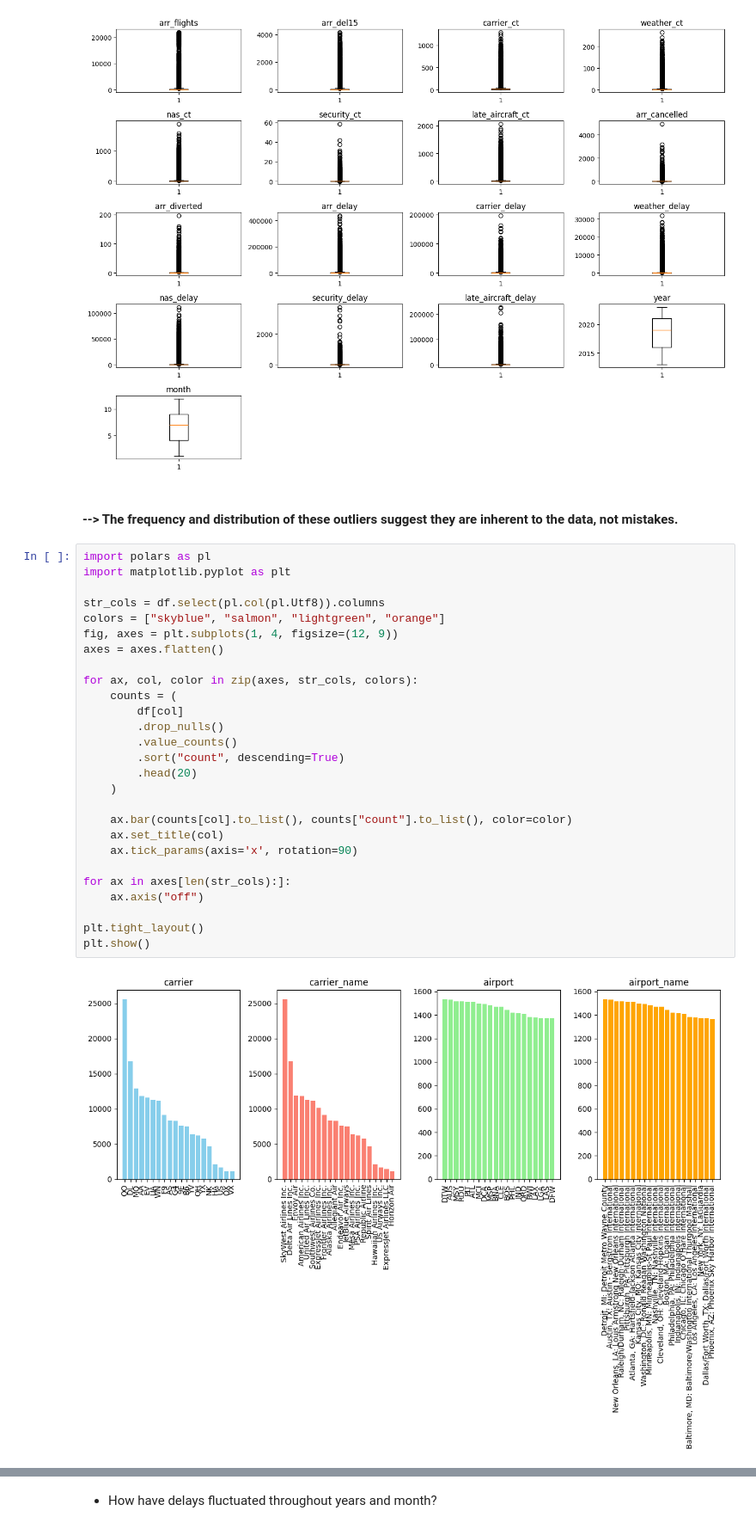
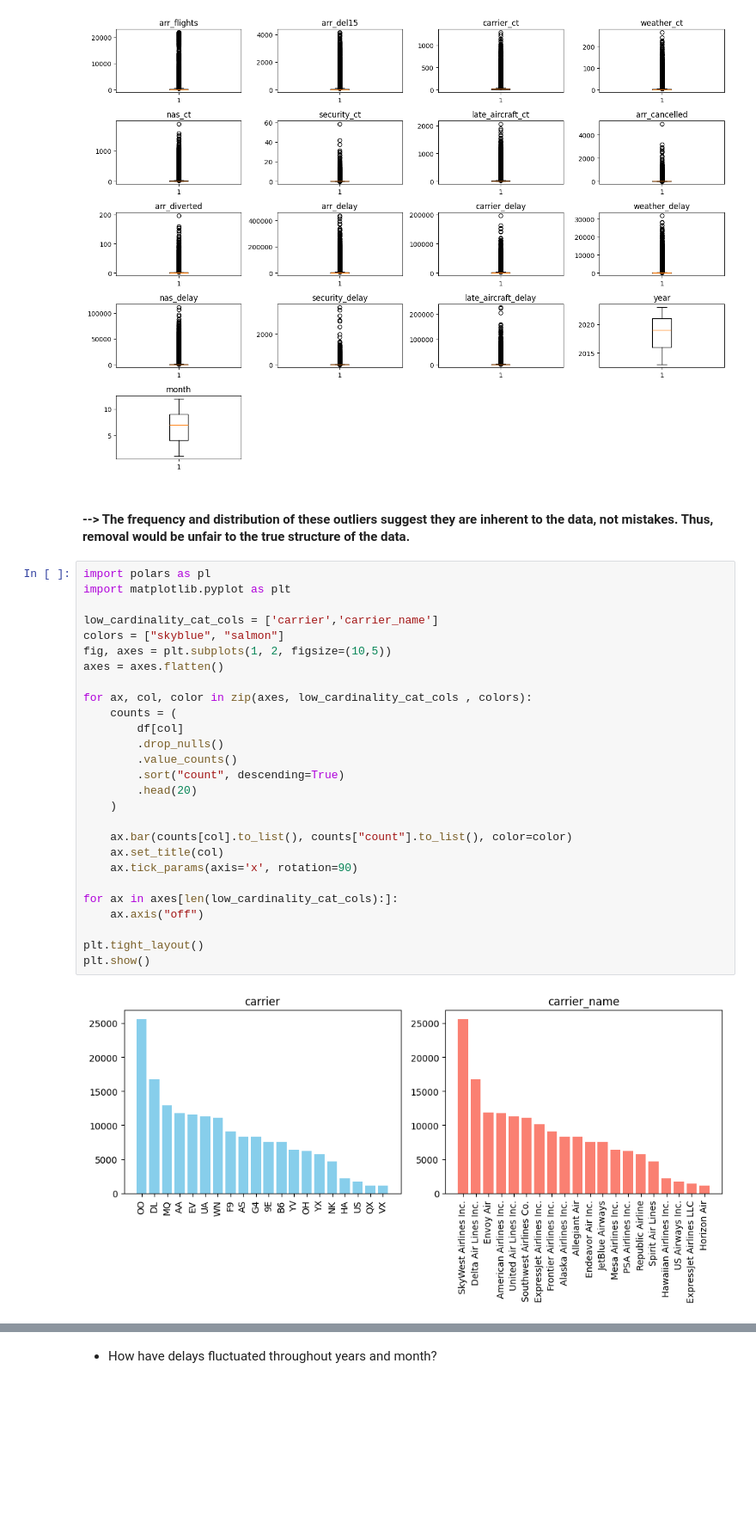
Before and after one commit to AnastasiaRassi/Forecasting-Flight-Delays-Monthly, a Jupyter notebook: notebook.ipynb, the cells around one changed output, grey strips where cells are left out. Shown at 86% size. Saved outputs shown, nothing was run; the diff lists cells and outputs as text; blank space fills up the shorter version.

```diff
--- a/notebook.ipynb
+++ b/notebook.ipynb
@@ -158,34 +155,34 @@ plt.show()
 # %% [output]
 [figure]
 # %% [markdown]
-#### --> The frequency and distribution of these outliers suggest they are inherent to the data, not mistakes.
+#### --> The frequency and distribution of these outliers suggest they are inherent to the data, not mistakes. Thus, removal would be unfair to the true structure of the data.
 # %%
 import polars as pl
 import matplotlib.pyplot as plt
 
-str_cols = df.select(pl.col(pl.Utf8)).columns
-colors = ["skyblue", "salmon", "lightgreen", "orange"]
-fig, axes = plt.subplots(1, 4, figsize=(12, 9))
+low_cardinality_cat_cols = ['carrier','carrier_name']
+colors = ["skyblue", "salmon"]
+fig, axes = plt.subplots(1, 2, figsize=(10,5))
 axes = axes.flatten()
 
-for ax, col, color in zip(axes, str_cols, colors):
+for ax, col, color in zip(axes, low_cardinality_cat_cols , colors):
     counts = (
         df[col]
         .drop_nulls()
         .value_counts()
         .sort("count", descending=True)
         .head(20)
     )
 
     ax.bar(counts[col].to_list(), counts["count"].to_list(), color=color)
     ax.set_title(col)
     ax.tick_params(axis='x', rotation=90)
 
-for ax in axes[len(str_cols):]:
+for ax in axes[len(low_cardinality_cat_cols):]:
     ax.axis("off")
 
 plt.tight_layout()
 plt.show()
 # %% [output]
-[figure, old version]
+[figure, new version]
 # %% [markdown]
```
Also changed, not shown: parts of 11 cells of this notebook, 3 other files.
